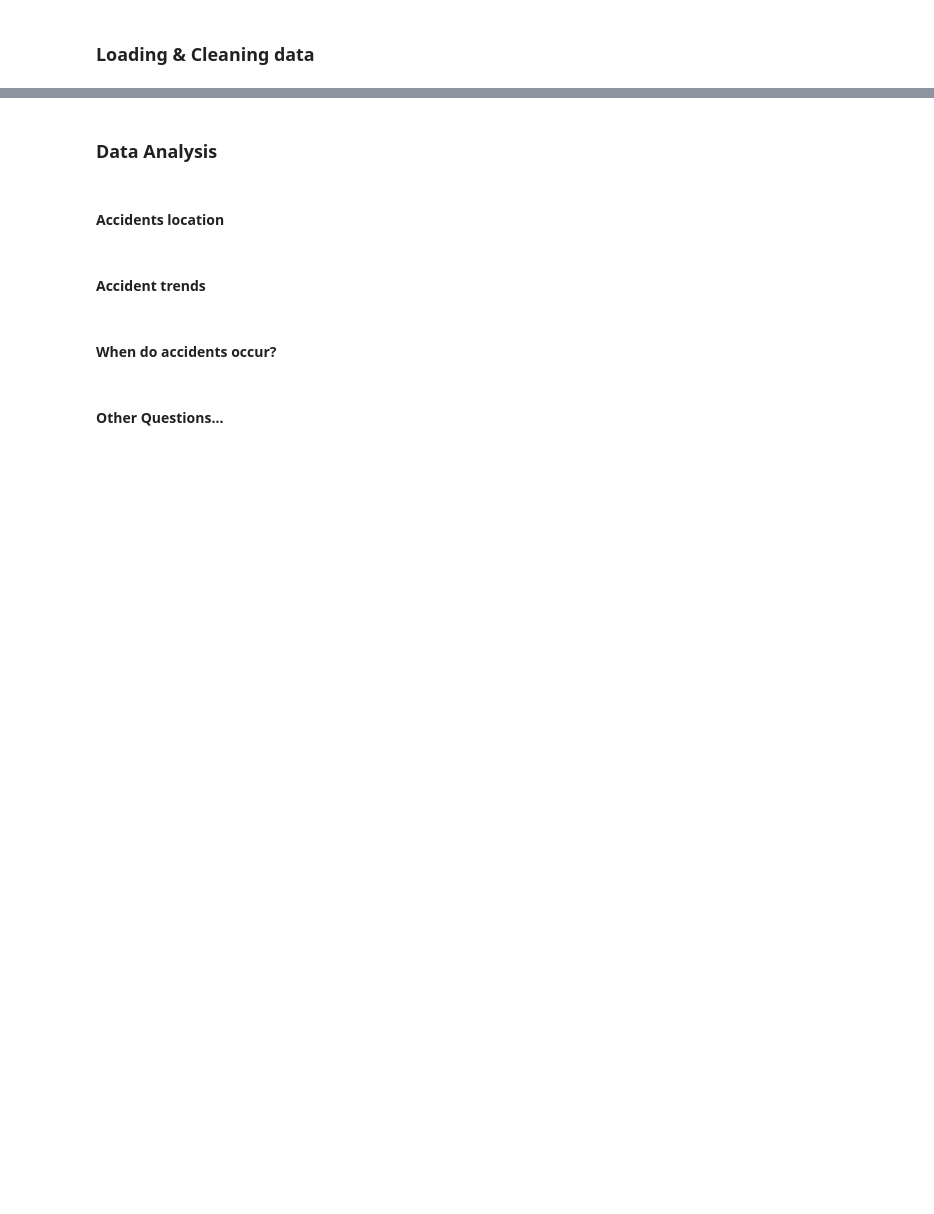
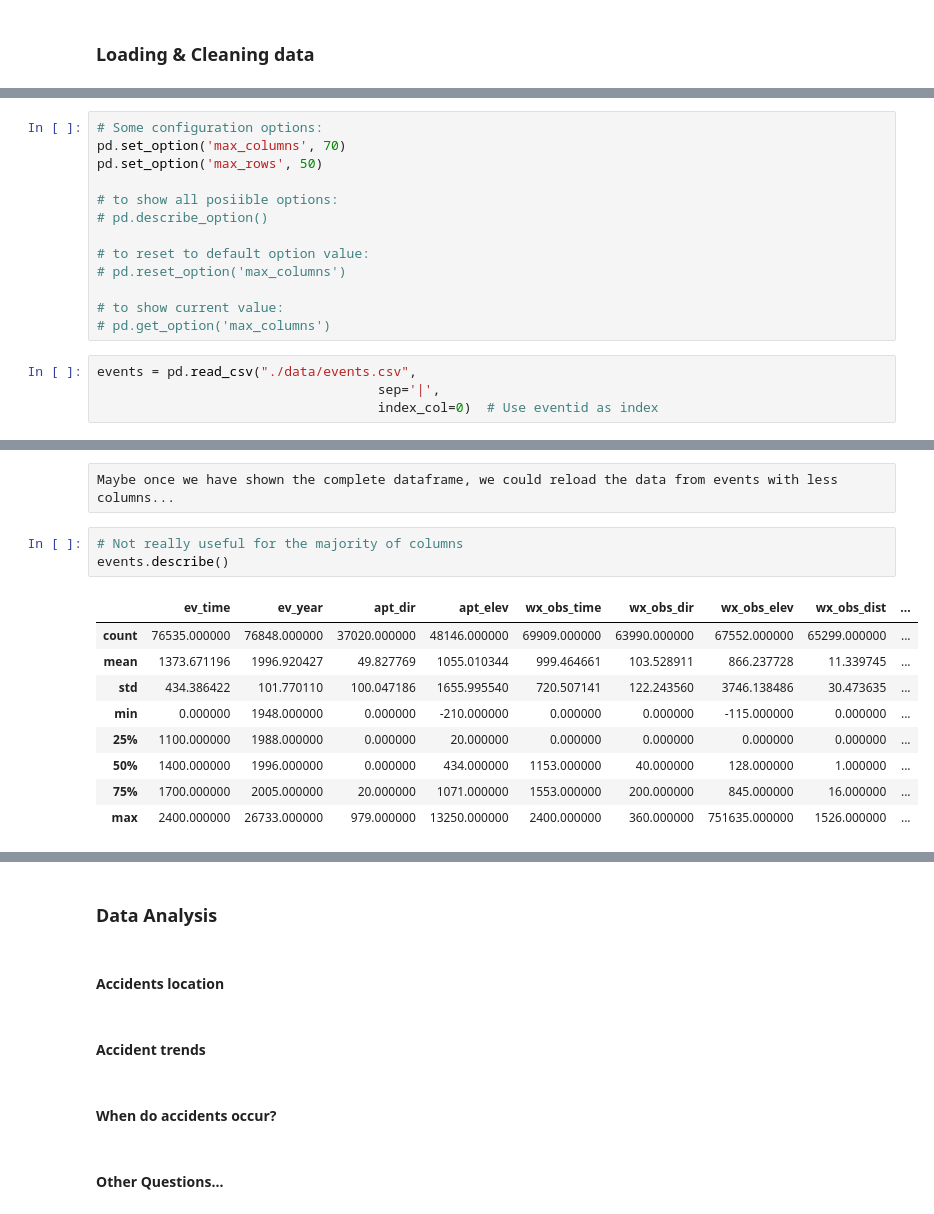
Before and after one commit to AeroPython/remove-before-flight, a Jupyter notebook: Remove before flight.ipynb, the cells around one changed output, grey strips where cells are left out. Saved outputs shown, nothing was run; the diff lists cells and outputs as text; blank space fills up the shorter version.

Commit message:
Loaded events dataframe, memory inspections and some date conversions

```diff
--- a/Remove before flight.ipynb
+++ b/Remove before flight.ipynb
@@ -35,0 +38,17 @@ Data: http://www.ntsb.gov/_layouts/ntsb.aviation/index.aspx
+# %%
+# Some configuration options:
+pd.set_option('max_columns', 70)
+pd.set_option('max_rows', 50)
+
+# to show all posiible options:
+# pd.describe_option()
+
+# to reset to default option value:
+# pd.reset_option('max_columns')
+
+# to show current value:
+# pd.get_option('max_columns')
+# %%
+events = pd.read_csv("./data/events.csv",
+                                    sep='|',
+                                    index_col=0)  # Use eventid as index
@@ -35,0 +116,15 @@ Data: http://www.ntsb.gov/_layouts/ntsb.aviation/index.aspx
+# %% [raw]
+Maybe once we have shown the complete dataframe, we could reload the data from events with less columns...
+# %%
+# Not really useful for the majority of columns
+events.describe()
+# %% [output]
+|  | ev_time | ev_year | apt_dir | apt_elev | wx_obs_time | wx_obs_dir | wx_obs_elev | wx_obs_dist | ... |
+| count | 76535.000000 | 76848.000000 | 37020.000000 | 48146.000000 | 69909.000000 | 63990.000000 | 67552.000000 | 65299.000000 | ... |
+| mean | 1373.671196 | 1996.920427 | 49.827769 | 1055.010344 | 999.464661 | 103.528911 | 866.237728 | 11.339745 | ... |
+| std | 434.386422 | 101.770110 | 100.047186 | 1655.995540 | 720.507141 | 122.243560 | 3746.138486 | 30.473635 | ... |
+| min | 0.000000 | 1948.000000 | 0.000000 | -210.000000 | 0.000000 | 0.000000 | -115.000000 | 0.000000 | ... |
+| 25% | 1100.000000 | 1988.000000 | 0.000000 | 20.000000 | 0.000000 | 0.000000 | 0.000000 | 0.000000 | ... |
+| 50% | 1400.000000 | 1996.000000 | 0.000000 | 434.000000 | 1153.000000 | 40.000000 | 128.000000 | 1.000000 | ... |
+| 75% | 1700.000000 | 2005.000000 | 20.000000 | 1071.000000 | 1553.000000 | 200.000000 | 845.000000 | 16.000000 | ... |
+| max | 2400.000000 | 26733.000000 | 979.000000 | 13250.000000 | 2400.000000 | 360.000000 | 751635.000000 | 1526.000000 | ... |
```
Also changed, not shown: parts of 32 cells of this notebook, 1 other file.
